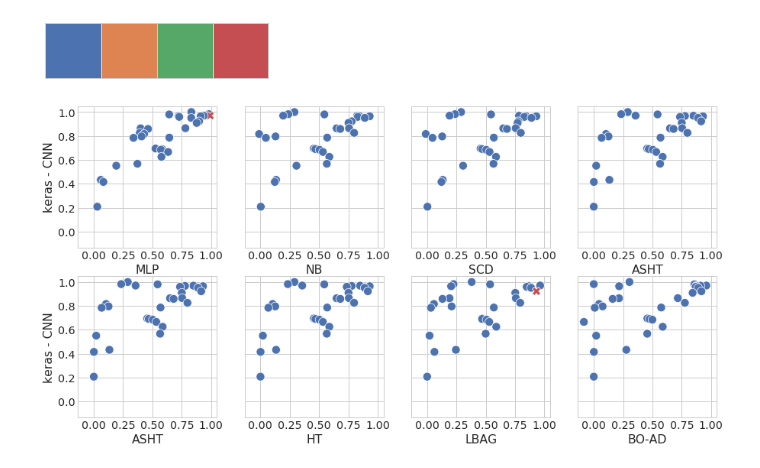
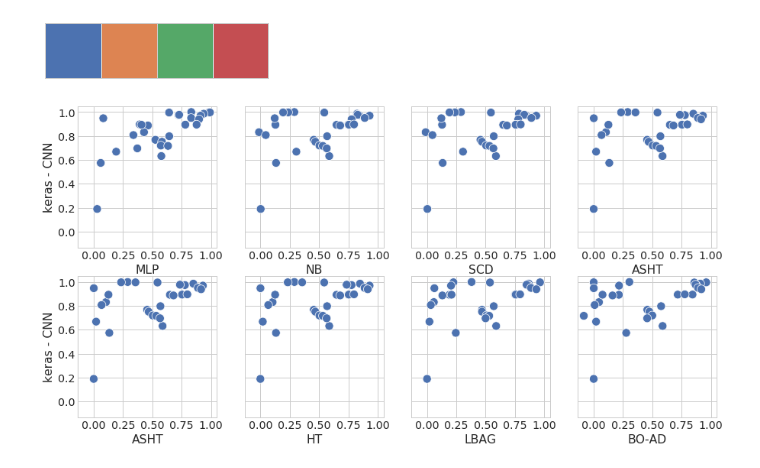
Before and after one commit to pedrolarben/ADLStream, a Jupyter notebook: utils/notebooks/kappa-plots.ipynb, the cells around one changed output. Drawn from its saved outputs; the diff is of its cells as text; code cells hidden in the pictures.

```diff
--- a/utils/notebooks/kappa-plots.ipynb
+++ b/utils/notebooks/kappa-plots.ipynb
@@ -65,6 +112,6 @@ print(list(metrics_table_full.index))
 # %%
 metrics_table = metrics.pivot(index='dataset',columns='classifier')[_METRIC]
-metrics_table = metrics_table.dropna()
+#metrics_table = metrics_table.dropna()
 metrics_table = metrics_table.reindex(metrics_table.mean().sort_values(ascending=False).index, axis=1)
 metrics_table = metrics_table.sort_values(by=list(metrics_table.columns), ascending=False)
 metrics_table = metrics_table[metrics_table.columns[0:]]
@@ -94,0 +142,3 @@ metrics_table
+# %%
+metrics_table = metrics_table.reindex(datasets_dict.keys(), axis=0)
+metrics_table
@@ -114,13 +183,13 @@ classifier_labels = [n.replace('_',' - ') if 'keras' not in n else 'keras - CNN'
 classifier_labels = "keras CNN, MLP, Single classifier drift, AS Hoeffding tree, Hoeffding tree, Leveraging bag, Oza Boost Adwin, Oza Bag Adwin, SGD".split(", ")
 # %%
 classifier_labels_full = {
-    'keras_parallel_3_Dilated_Conv_pooling':'PCNN',
+    'keras_parallel_keras_parallel_3_Dilated_Conv_pooling_60x90':'AsynDL',
     'sklearn_MLPClassifier':'MLP',
     'MOA_NaiveBayes':'NB',
     'MOA_SingleClassifierDrift':'SCD',
     'MOA_ASHoeffdingTree':'ASHT',
     'MOA_HoeffdingTree':'HT',
-    'MOA_HoeffdingOptionTree':'HT',
+    'MOA_HoeffdingOptionTree':'HOT',
     'MOA_LeveragingBag':'LBAG',
     'MOA_RandomHoeffdingTree':'RHT',
     'MOA_OzaBoostAdwin':'BO-AD',
@@ -162,12 +231,13 @@ with plt.style.context('seaborn-whitegrid'):
 sns.set(font_scale=1.5)
 with plt.style.context('seaborn-whitegrid'):
     fig,ax = plt.subplots(figsize=(13,10))
-    sns.heatmap(metrics_table_full, cmap=sns.color_palette("Greys",26), annot=False, linewidth=.0, linecolor='white', ax=ax, cbar_kws={'label': 'kappa'})
+    sns.heatmap(metrics_table_full, cmap=sns.color_palette("YlOrRd",28), annot=False, linewidth=.0, linecolor='white', ax=ax, cbar_kws={'label': 'kappa'}, vmin=0, vmax=1)
     ax.set_yticklabels(str(i) for i in range(1,len(metrics_table.index)+1))
     ax.set_xticklabels(abbr_full_ls, rotation=90, ha="right", rotation_mode="anchor", verticalalignment='center')
     ax.set_xlabel("")
     ax.set_ylabel("Dataset")
-    plt.savefig("files/plots/heatmap.eps", format='eps', bbox_inches='tight')
+    # ax.collections[0].colorbar.set_ylim(0,1)
+    plt.savefig("files/plots/heatmap-kappa.eps", format='eps', bbox_inches='tight')
 print(len(metrics_table.index))
 # %% [output]
 29
@@ -182,8 +256,8 @@ pal = {True:(0.2980392156862745, 0.4470588235294118, 0.6901960784313725), False:
 # %%
 sns.set(font_scale=1.3)
 
-clf_name = 'keras_parallel_3_Dilated_Conv_pooling'
-classifiers = metrics_table.columns[~metrics_table.columns.isin(['keras_parallel_3_Dilated_Conv', 'keras_parallel_3_Dilated_Conv_pooling'])]
+clf_name = 'keras_parallel_keras_parallel_3_Dilated_Conv_pooling_60x90'
+classifiers = metrics_table.columns[~metrics_table.columns.isin(['keras_parallel_3_Dilated_Conv', 'keras_parallel_3_Dilated_Conv_pooling', 'keras_parallel_keras_parallel_3_Dilated_Conv_pooling_60x90'])]
 metrics_table['size'] = metrics.pivot(index='dataset', columns = 'classifier', values='instances')[clf_name]
 
 #pal = {True:(0.12156862745098039, 0.4666666666666667, 0.7058823529411765) , False:(0.8392156862745098, 0.15294117647058825, 0.1568627450980392)}
@@ -200,34 +274,34 @@ with plt.style.context('seaborn-whitegrid'):
             clf = classifiers[i*3+j]
             metrics_table['diff'] = ((metrics_table[clf_name]-metrics_table[clf])>0)
 
 
             #sns.lineplot(x=[-1,2], y=[-1,2], ax=ax[i][j], dashes=True, color='white')
             #ax[i][j].lines[0].set_linestyle("--")
             sns.scatterplot(y=metrics_table[clf_name], x=metrics_table[clf], palette=pal, ax=ax[i][j],hue=metrics_table['diff'], legend=False, style = ~metrics_table['diff'], s=125 )#, size=metrics_table['size'])
 
             count_ls = [metrics_table[metrics_table['diff']]['diff'].count(),metrics_table[~metrics_table['diff']]['diff'].count()]
 
             #patches, autotexts = ax[i][j].pie(count_ls,labeldistance=0.5, colors = ((*pal[True],0.9),(*pal[False],0.9)), frame=True, center=(0.9,0.0), radius=0.1)
             #autotexts[0].set_color('white')
             #autotexts[1].set_color('white')
 
 
             ax[i][j].set_ylabel('keras - CNN')
             ax[i][j].set_xlabel(abbr_ls[i*3+j+1])
             ax[i][j].set_xlim(limits[0],limits[1]+0.05)
             ax[i][j].set_ylim(limits[0],limits[1]+0.05)
             if i != 2:
                 pass
                 #ax[i][j].set_xticklabels([])
             if j != 0:
                 ax[i][j].set_ylabel('')
                 ax[i][j].set_yticklabels([])
 
 #plt.savefig('files/plots/scatter.png', dpi=fig.dpi)
 del metrics_table['size'], metrics_table['diff']
 sns.set(font_scale=1)
 # %% [output]
-[figure, old version]
+[figure, new version]
 # %%
 sns.set(font_scale=1.5)
 with plt.style.context('seaborn-whitegrid'):
```
Also changed, not shown: parts of 16 cells of this notebook, 23 other files.
